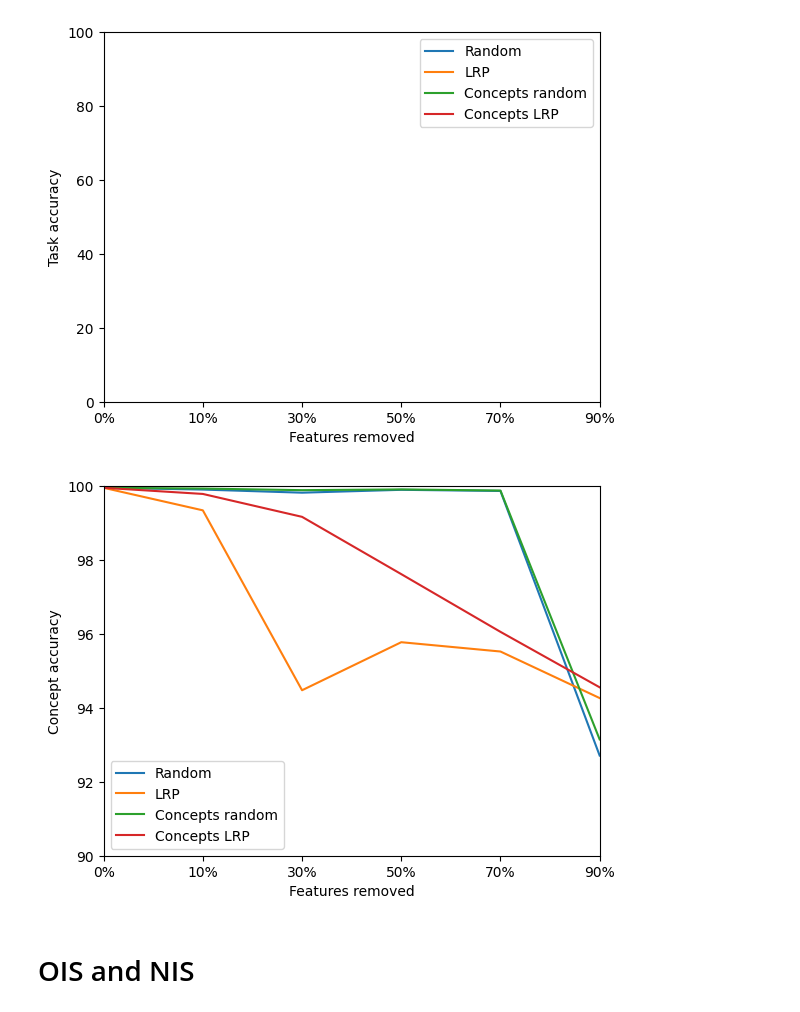
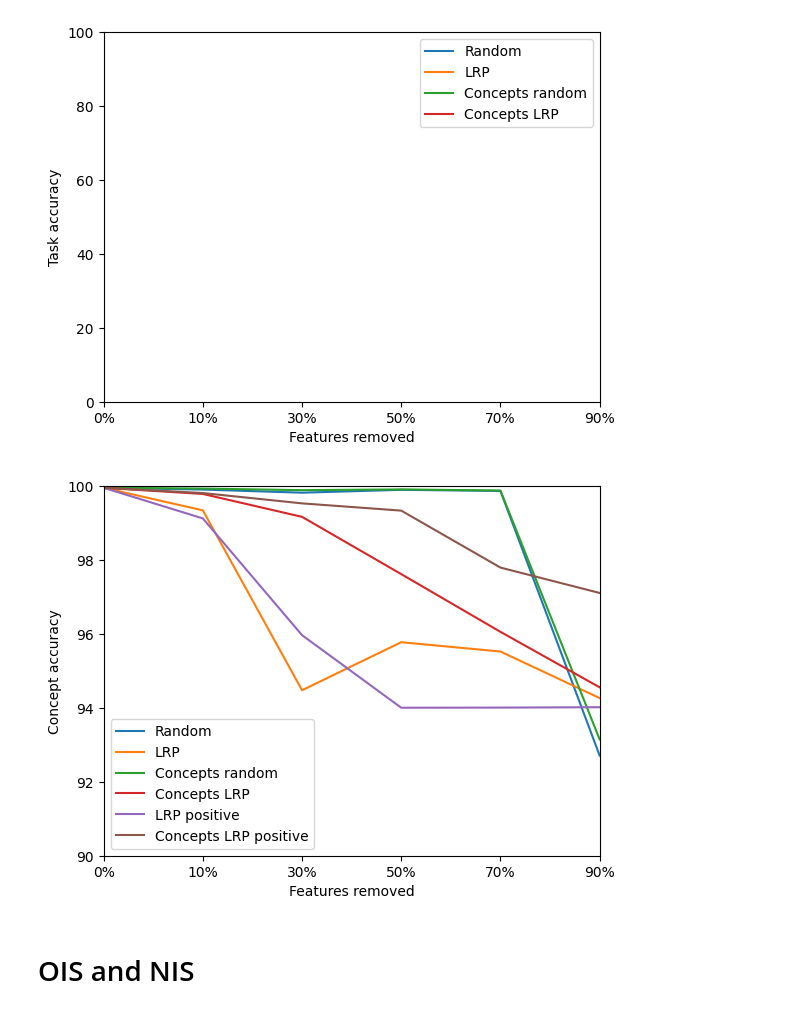
Before and after one commit to JackFurby/Playing-cards-CBM, a Jupyter notebook: experiments/plot.ipynb, the cells around one changed output. Cells and saved outputs as stored; diff of their text form; code cells hidden in the pictures.

```diff
--- a/experiments/plot.ipynb
+++ b/experiments/plot.ipynb
@@ -71,24 +75,28 @@ plt.show()
 # %%
 x = ["0%", "10%", "30%", "50%", "70%", "90%"]
 
 random = [99.95451939359624, 99.90657100271672, 99.82245441193275, 99.90008682900287, 99.8689428288886, 92.70964650904878]
 lrp = [99.95451939359624, 99.3446084692123, 94.47718502612824, 95.7769243767921, 95.52503171880194, 94.265661604861]
+lrp_positive = [99.95451939359624, 99.12614392219706, 95.9671679557638, 94.00399674760534, 94.00774083238969, 94.01806113060483]
 concept_random = [99.95451939359624, 99.93387895949344, 99.8906792985632, 99.9111376823263, 99.8802676099412, 93.146940677724]
 concept_lrp = [99.95451939359624, 99.78838884069565, 99.16879564650516, 97.61899014736744, 96.05731266102892, 94.5567346938113]
+concept_lrp_positive = [99.95451939359624, 99.81268278081366, 99.53311668558324, 99.33711981266104, 97.79617350152198, 97.10926908127804]
 
 ran_plot = plt.plot(x, random, label="Random")
 lrp_plot = plt.plot(x, lrp, label="LRP")
 con_ran_plot = plt.plot(x, concept_random, label="Concepts random")
 con_lrp_plot = plt.plot(x, concept_lrp, label="Concepts LRP")
+lrp_positive_plot = plt.plot(x, lrp_positive, label="LRP positive")
+con_lrp_positive_plot = plt.plot(x, concept_lrp_positive, label="Concepts LRP positive")
 
 plt.xlabel("Features removed")
 plt.ylabel("Concept accuracy")
 plt.legend(loc="best")
 plt.ylim(90, 100)
 plt.xlim(0, 5)
 plt.show()
 # %% [output]
-[figure, old version]
+[figure, new version]
 # %% [markdown]
 # OIS and NIS
 # %%
```
Also changed, not shown: parts of 1 cell of this notebook, 9 other files.
